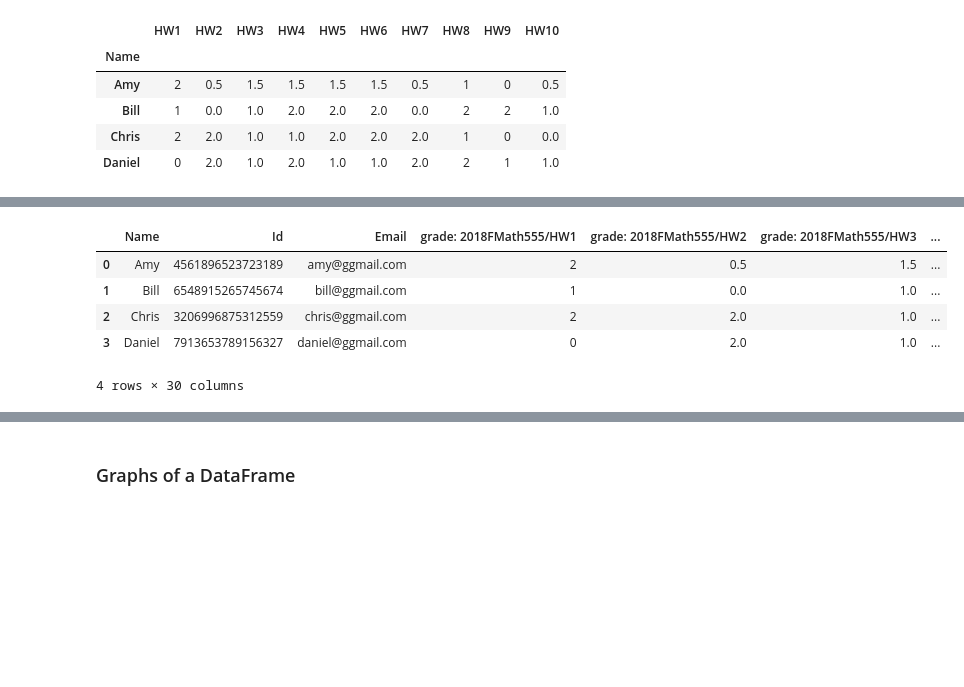
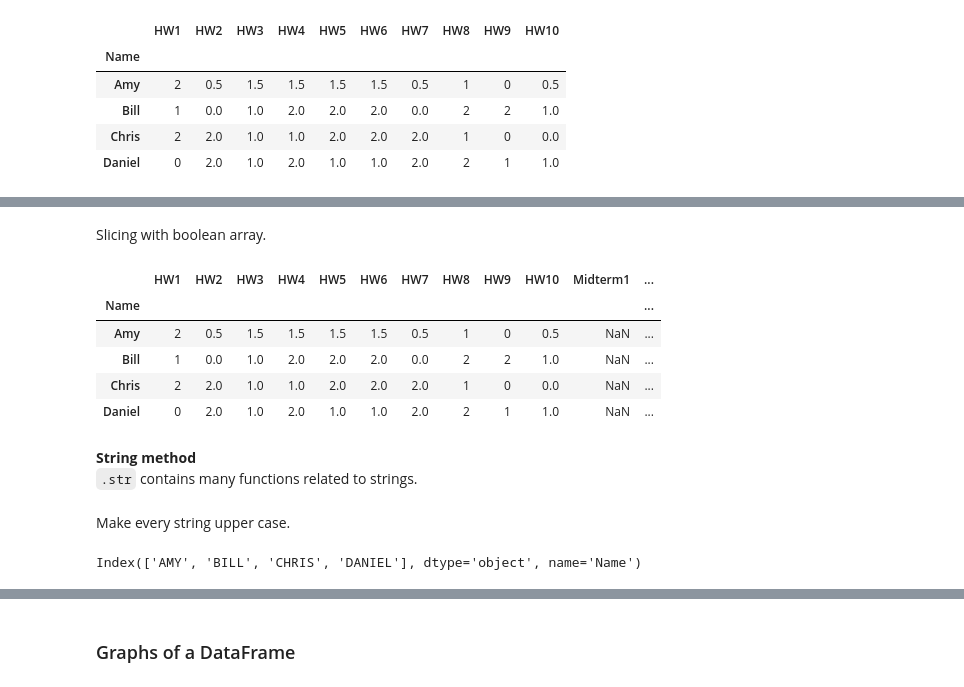
Before and after one commit to jephianlin/9HPythonData, a Jupyter notebook: Python-Week3.ipynb, the cells around one changed output, grey strips where cells are left out. Drawn from its saved outputs; the diff is of its cells as text; code cells hidden in the pictures; blank space fills up the shorter version.

```diff
--- a/Python-Week3.ipynb
+++ b/Python-Week3.ipynb
@@ -172,11 +176,11 @@ Daniel,7913653789156327,daniel@ggmail.com,0,2,1,2,1,1,2,2,1,1,24,16,32,cool,nice
-# %%
-df = pd.read_csv('scores.csv',skiprows=2)
+# %% [markdown]
+Slicing with boolean array.
 # %%
-df
+df[df <= 13]
 # %% [output]
-|  | Name | Id | Email | grade: 2018FMath555/HW1 | grade: 2018FMath555/HW2 | grade: 2018FMath555/HW3 | ... |
-| 0 | Amy | 4561896523723189 | amy@ggmail.com | 2 | 0.5 | 1.5 | ... |
-| 1 | Bill | 6548915265745674 | bill@ggmail.com | 1 | 0.0 | 1.0 | ... |
-| 2 | Chris | 3206996875312559 | chris@ggmail.com | 2 | 2.0 | 1.0 | ... |
-| 3 | Daniel | 7913653789156327 | daniel@ggmail.com | 0 | 2.0 | 1.0 | ... |
+|  | HW1 | HW2 | HW3 | HW4 | HW5 | HW6 | HW7 | HW8 | HW9 | HW10 | Midterm1 | ... |
+| Name |  |  |  |  |  |  |  |  |  |  |  | ... |
+| Amy | 2 | 0.5 | 1.5 | 1.5 | 1.5 | 1.5 | 0.5 | 1 | 0 | 0.5 | NaN | ... |
+| Bill | 1 | 0.0 | 1.0 | 2.0 | 2.0 | 2.0 | 0.0 | 2 | 2 | 1.0 | NaN | ... |
+| Chris | 2 | 2.0 | 1.0 | 1.0 | 2.0 | 2.0 | 2.0 | 1 | 0 | 0.0 | NaN | ... |
+| Daniel | 0 | 2.0 | 1.0 | 2.0 | 1.0 | 1.0 | 2.0 | 2 | 1 | 1.0 | NaN | ... |
-4 rows × 30 columns
@@ -187,0 +187,9 @@ done = wanted.rename(columns=new_name)
+# %% [markdown]
+**String method**
+`.str` contains many functions related to strings.
+# %% [markdown]
+Make every string upper case.
+# %%
+df.index.str.upper()
+# %% [output]
+Index(['AMY', 'BILL', 'CHRIS', 'DANIEL'], dtype='object', name='Name')
```
Also changed, not shown: parts of 77 cells of this notebook, 1 other file.
